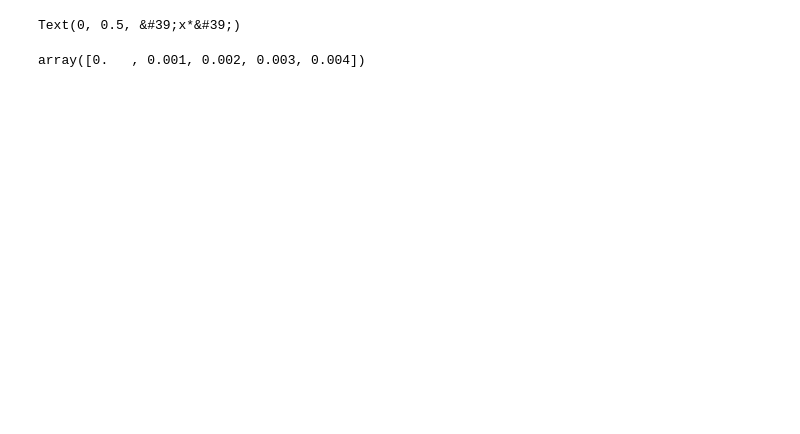
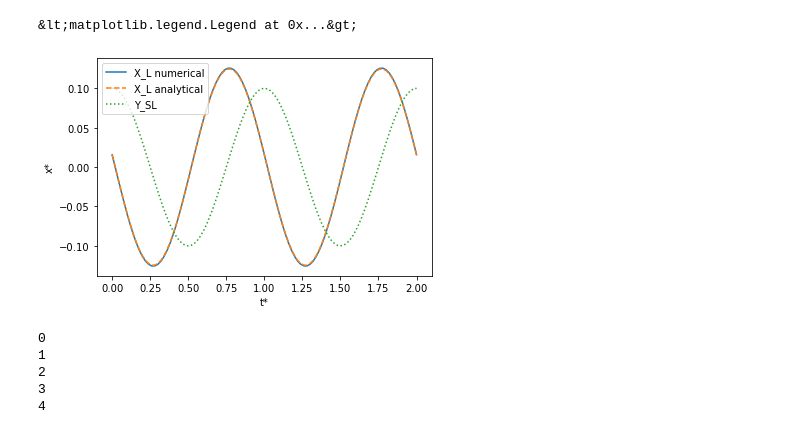
Before and after one commit to speleophysics/Math-modeling-2020, a Jupyter notebook: pitman/pitman-model.ipynb, the cells around one changed output. Saved outputs shown, nothing was run; the diff lists cells and outputs as text; code cells hidden in the pictures; blank space fills up the shorter version.

```diff
--- a/pitman/pitman-model.ipynb
+++ b/pitman/pitman-model.ipynb
@@ -6,34 +5,45 @@ Populating the interactive namespace from numpy and matplotlib
 # %%
 #Define Parameters
 R_SS = 2.5 * 10**-5 #m/yr
 P = 10**8 #yr
 slope = 1./5000.
 D = 2.5 * 10**5 # m
 omega = 2.*pi/P
 psi = R_SS/(slope*D*omega)
 
 #Set up solution arrays, timestep, and initial condition
-nsteps = 1000
-dt = 0.001
-t = arange(nsteps)*dt
+nsteps = 100
+dt = 0.02
+t = arange(nsteps+1)*dt
 x = zeros(nsteps+1)
-x[0] = 0.
+x_ana = -1./sqrt(psi**2+1) * sin(2*pi*t - arctan(1/psi))
+x[0] = x_ana[0] #0.
 
 #Loop through the timesteps and calculate shoreline position for each time
-tstep = 0
-for time in t:
-    x[tstep+1] = x[tstep] + dt *(-2*pi*sin(2*pi*time) - 2*pi*psi*x[tstep] )
+for tstep in arange(nsteps):
+    x[tstep+1] = x[tstep] + dt *(-2*pi*sin(2*pi*t[tstep]) - 2*pi*psi*x[tstep] )
     tstep = tstep + 1
 
 #Plot solution and sea level oscillations
-x_ana = -1./sqrt(psi**2+1) * sin(2*pi*t - arctan(1/psi))
-plot(t, x[:-1])
+A_SL = 0.1
+Y_sl = A_SL*cos(2*pi*t)
+plot(t, x)
 plot(t, x_ana, '--')
+plot(t, Y_sl, ':')
+#xlim([0.5,1.])
+#ylim([0.1, 0.14])
 xlabel('t*')
 ylabel('x*')
+legend(['X_L numerical', 'X_L analytical', 'Y_SL'])
 # %% [output]
-Text(0, 0.5, &#39;x*&#39;)
+&lt;matplotlib.legend.Legend at 0x...&gt;
+[figure, added]
-# %%
-arange(5)*dt
-# %% [output]
-array([0.   , 0.001, 0.002, 0.003, 0.004])
+# %%
+for tstep in arange(5):
+    print(tstep)
+# %% [output]
+0
+1
+2
+3
+4
```
Also changed, not shown: parts of 1 cell of this notebook.
